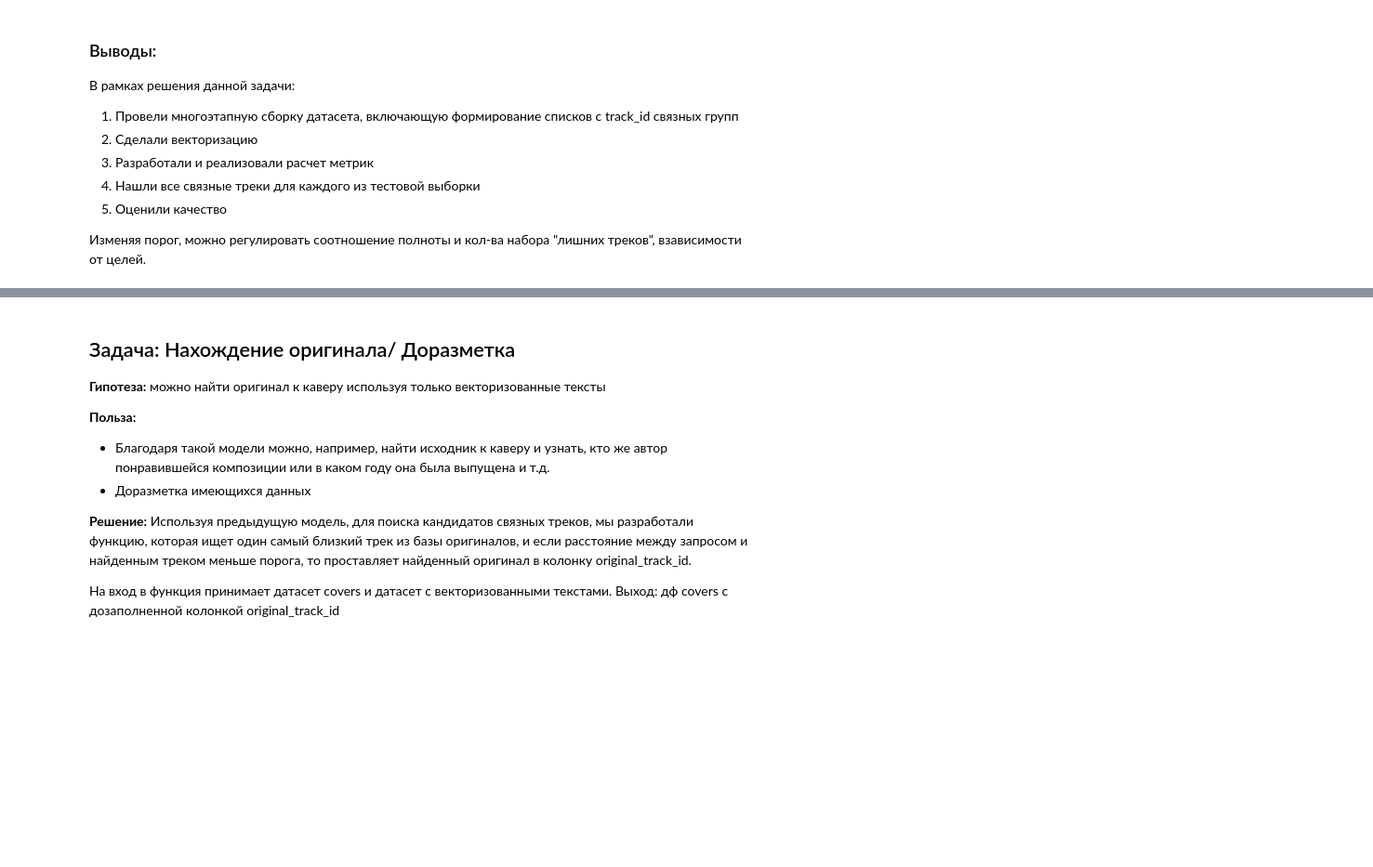
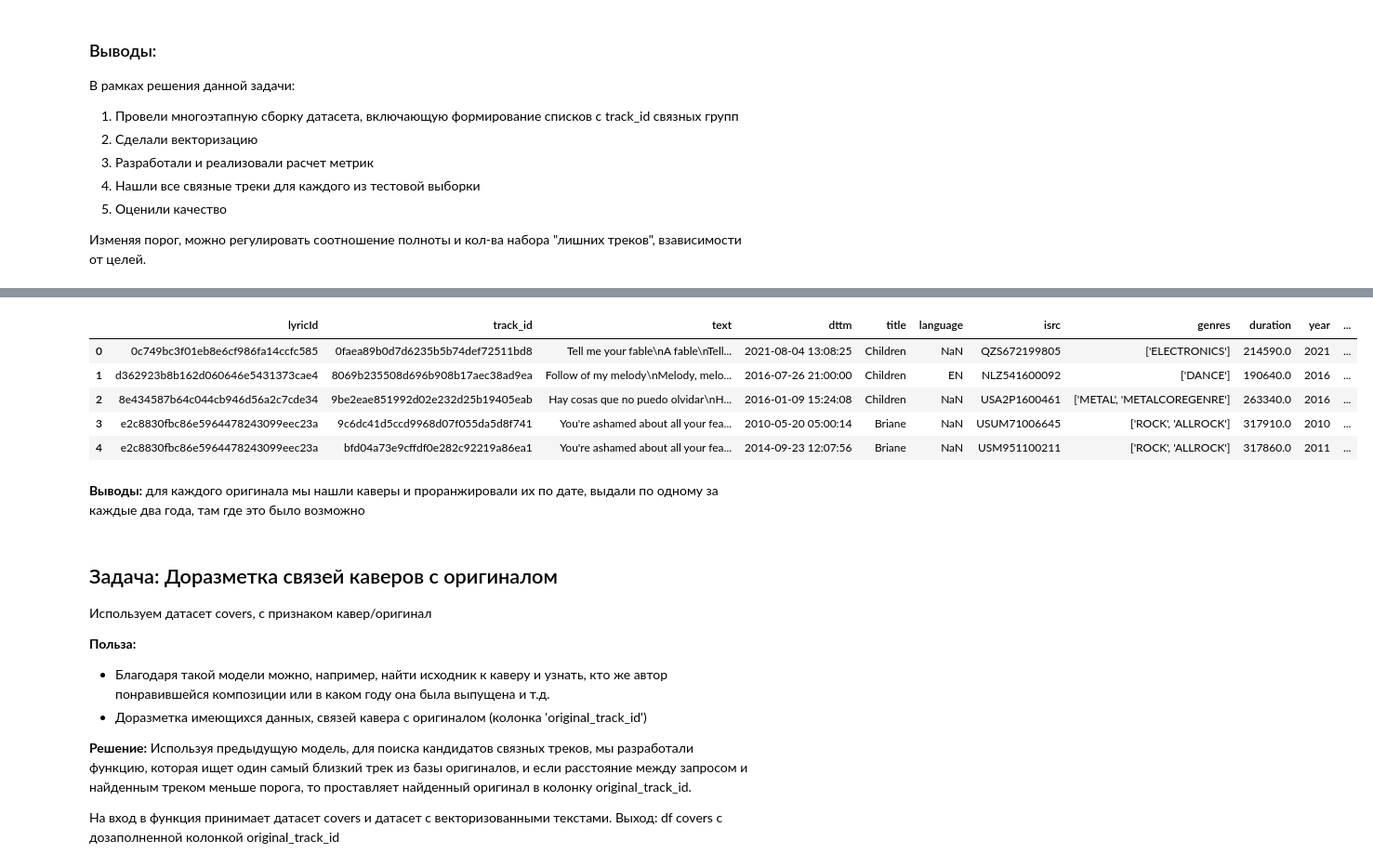
Before and after one commit to EkaterinaIII/Y_Music_NLP, a Jupyter notebook: y_music.ipynb, the cells around one changed output, grey strips where cells are left out. Shown at 93% size. Drawn from its saved outputs; the diff is of its cells as text; code cells hidden in the pictures; blank space fills up the shorter version.

```diff
--- a/y_music.ipynb
+++ b/y_music.ipynb
@@ -1656,18 +1653,59 @@ Accuracy Recall_100%: 66.88
+# %%
+# Функция по выявлению оригинальной композиции среди всех похожих по году студийной записи (отбор по самому раннему году),
+# составление списка рекомендаций по каверам и выбору из них самого раннего кавера, изданного через соответствующий период времени.
+
+years_interval = 2 # интервал в годах
+final_table=df_test_new.copy()
+
+def original_at_year(list_of_tracks):
+
+    year_query=final_table.loc[final_table['track_id'].isin(list_of_tracks)] # датасет с track_id - каверами и оригиналами
+    original_id = year_query.loc[year_query['year'].idxmin()]['track_id']    # отбор оригинала (по самому раннему году)
+    start_year = year_query['year'].min()
+    end_year = year_query['year'].max()
+    interval = years_interval                                                # интервал по подбору рекомендаций из каверов
+
+    # Создаем  промежуточный список значений лет
+    intermediate_years = list(range(start_year + 1, end_year + interval, interval)) # Отсекаем год выпуска оригинала
+
+    # Промежуточный датасет, в котором остаются только первые значения в году.
+    recomendations_query = year_query.loc[year_query['year'].isin(intermediate_years)].drop_duplicates(subset=['year'], keep='first')
+
+    # Создаем список рекомендованных каверов ('track_id')
+    recomendations = recomendations_query.sort_values('year')['track_id'].tolist()
+
+    if len(recomendations) > 0:
+        return pd.Series([original_id, recomendations], index=['original_id', 'recomendations'])
+    else:
+        recomendations = 'Задайте другой интервал поменьше'
+        return pd.Series([original_id, recomendations], index=['original_id', 'recomendations'])
+
+final_table[['original_id', 'recomendations']] = final_table['all_groups_id'].progress_apply(original_at_year)
+# %%
+final_table.head(5)
+# %% [output]
+|  | lyricId | track_id | text | dttm | title | language | isrc | genres | duration | year | ... |
+| 0 | 0c749bc3f01eb8e6cf986fa14ccfc585 | 0faea89b0d7d6235b5b74def72511bd8 | Tell me your fable\nA fable\nTell... | 2021-08-04 13:08:25 | Children | NaN | QZS672199805 | ['ELECTRONICS'] | 214590.0 | 2021 | ... |
+| 1 | d362923b8b162d060646e5431373cae4 | 8069b235508d696b908b17aec38ad9ea | Follow of my melody\nMelody, melo... | 2016-07-26 21:00:00 | Children | EN | NLZ541600092 | ['DANCE'] | 190640.0 | 2016 | ... |
+| 2 | 8e434587b64c044cb946d56a2c7cde34 | 9be2eae851992d02e232d25b19405eab | Hay cosas que no puedo olvidar\nH... | 2016-01-09 15:24:08 | Children | NaN | USA2P1600461 | ['METAL', 'METALCOREGENRE'] | 263340.0 | 2016 | ... |
+| 3 | e2c8830fbc86e5964478243099eec23a | 9c6dc41d5ccd9968d07f055da5d8f741 | You're ashamed about all your fea... | 2010-05-20 05:00:14 | Briane | NaN | USUM71006645 | ['ROCK', 'ALLROCK'] | 317910.0 | 2010 | ... |
+| 4 | e2c8830fbc86e5964478243099eec23a | bfd04a73e9cffdf0e282c92219a86ea1 | You're ashamed about all your fea... | 2014-09-23 12:07:56 | Briane | NaN | USM951100211 | ['ROCK', 'ALLROCK'] | 317860.0 | 2011 | ... |
+# %% [markdown]
+**Выводы:** для каждого оригинала мы нашли каверы и проранжировали их по дате, выдали по одному за каждые два года, там где это было возможно
 # %% [markdown]
-## Задача: Нахождение оригинала/ Доразметка
-
-**Гипотеза:** можно найти оригинал к каверу используя только векторизованные тексты
+## Задача: Доразметка связей каверов с оригиналом
+Используем датасет covers, с признаком кавер/оригинал
 
 **Польза:**
 - Благодаря такой модели можно, например, найти исходник к каверу и узнать, кто же автор понравившейся композиции или в каком году она была выпущена и т.д.
-- Доразметка имеющихся данных
+- Доразметка имеющихся данных, связей кавера с оригиналом (колонка 'original_track_id')
 
 **Решение:**
 Используя предыдущую модель, для поиска кандидатов связных треков, мы разработали функцию, которая ищет один самый близкий трек  из базы оригиналов, и если расстояние между запросом и найденным треком меньше порога, то проставляет найденный оригинал в колонку original_track_id.
 
 
 На вход в функция принимает датасет covers и датасет с векторизованными текстами.
-Выход: дф covers с дозаполненной колонкой original_track_id
+Выход: df covers с дозаполненной колонкой original_track_id
 # %%
 def find_original(covers,vectors,red_line=0.15,metric='cosine'):
     df=covers.copy()
```
Also changed, not shown: parts of 46 cells of this notebook.
